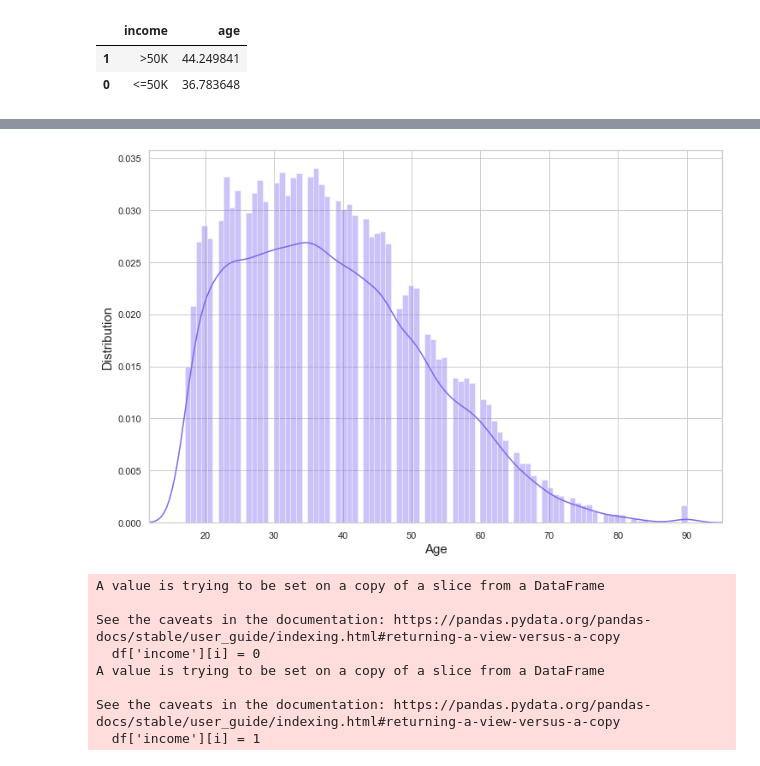
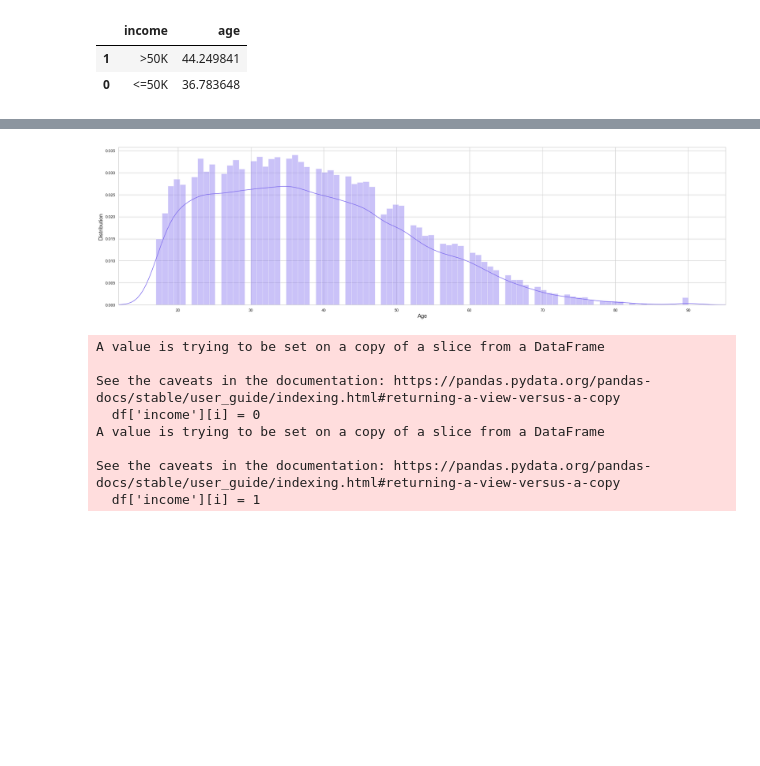
Before and after one commit to Achsuthan/DataMining, a Jupyter notebook: ClassificationComparison/ClassificationComparisons.ipynb, the cells around one changed output, grey strips where cells are left out. Cells and saved outputs as stored; diff of their text form; code cells hidden in the pictures; blank space fills up the shorter version.

```diff
--- a/ClassificationComparison/ClassificationComparisons.ipynb
+++ b/ClassificationComparison/ClassificationComparisons.ipynb
@@ -231,15 +260,15 @@ plt.legend(fontsize=10)
 """
 df = df.drop(columns=['age_group'])
 # %%
-plt.rcParams['figure.figsize'] = [12, 8]
+plt.rcParams['figure.figsize'] = [30, 8]
 sns.set(style = 'whitegrid')
 
 sns.distplot(df['age'], bins = 90, color = 'mediumslateblue')
 plt.ylabel("Distribution", fontsize = 15)
 plt.xlabel("Age", fontsize = 15)
 plt.margins(x = 0)
 # %% [output]
-[figure, old version]
+[figure, new version]
 # %%
 #From the age distribution, we can see the youngest user is 17years the oldest is 90years.
 # %%
```
Also changed, not shown: parts of 16 cells of this notebook.
